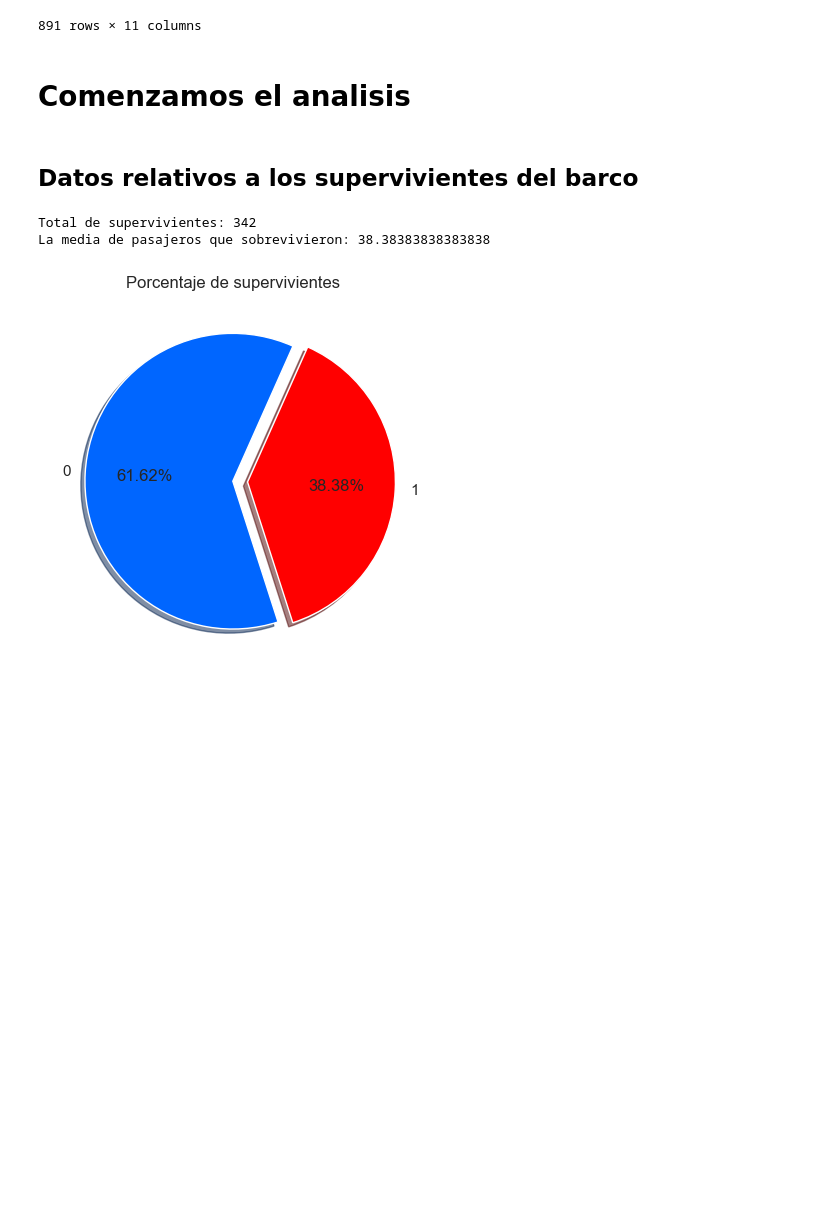
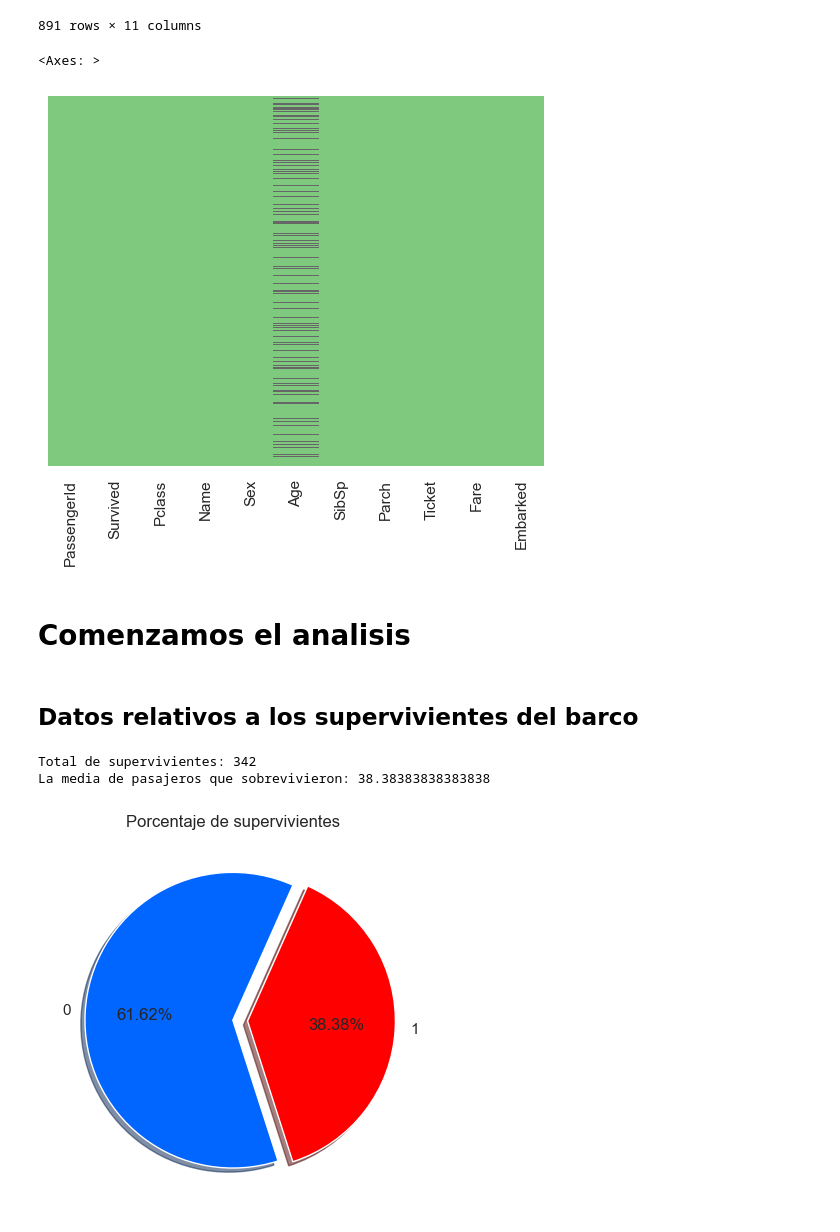
Before and after one commit to JavierMunBall/Titanic, a Jupyter notebook: Ejercicio Titanic Javier Muñoz.ipynb, the cells around one changed output. Drawn from its saved outputs; the diff is of its cells as text; code cells hidden in the pictures; blank space fills up the shorter version.

```diff
--- a/Ejercicio Titanic Javier Muñoz.ipynb
+++ b/Ejercicio Titanic Javier Muñoz.ipynb
@@ -174,6 +179,11 @@ df
 | 889 | 890 | 1 | 1 | Behr, Mr. Karl Howell | male | 26.0 | 0 | 0 | 111369 | 30.0000 | ... |
 | 890 | 891 | 0 | 3 | Dooley, Mr. Patrick | male | 32.0 | 0 | 0 | 370376 | 7.7500 | ... |
 891 rows × 11 columns
+# %%
+sns.heatmap(df.isnull(), cbar = False, yticklabels=False, cmap = 'Accent')
+# %% [output]
+<Axes: >
+[figure, added]
 # %% [markdown]
 # Comenzamos el analisis
 # %% [markdown]
```
Also changed, not shown: parts of 7 cells of this notebook.
